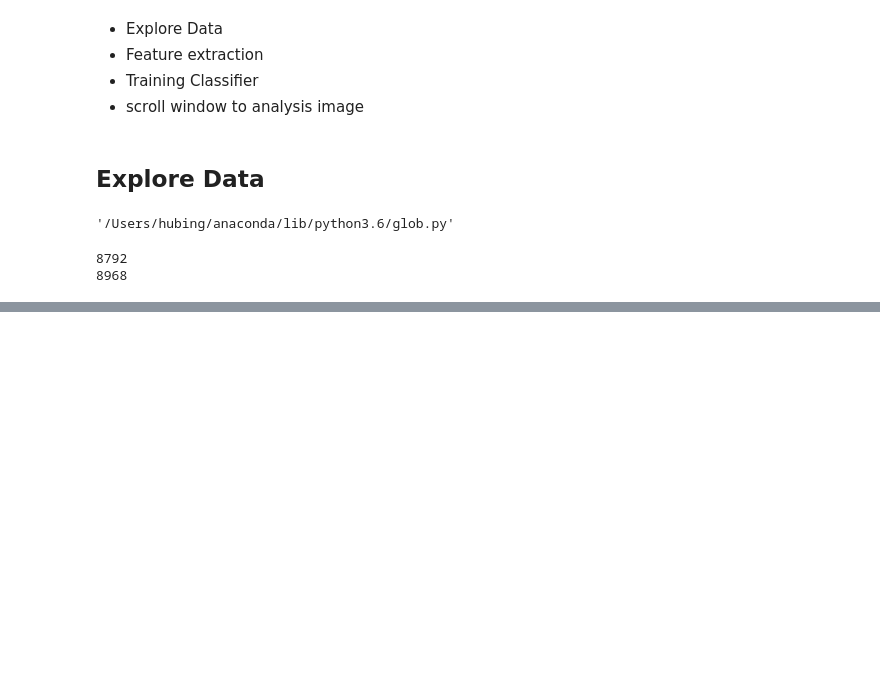
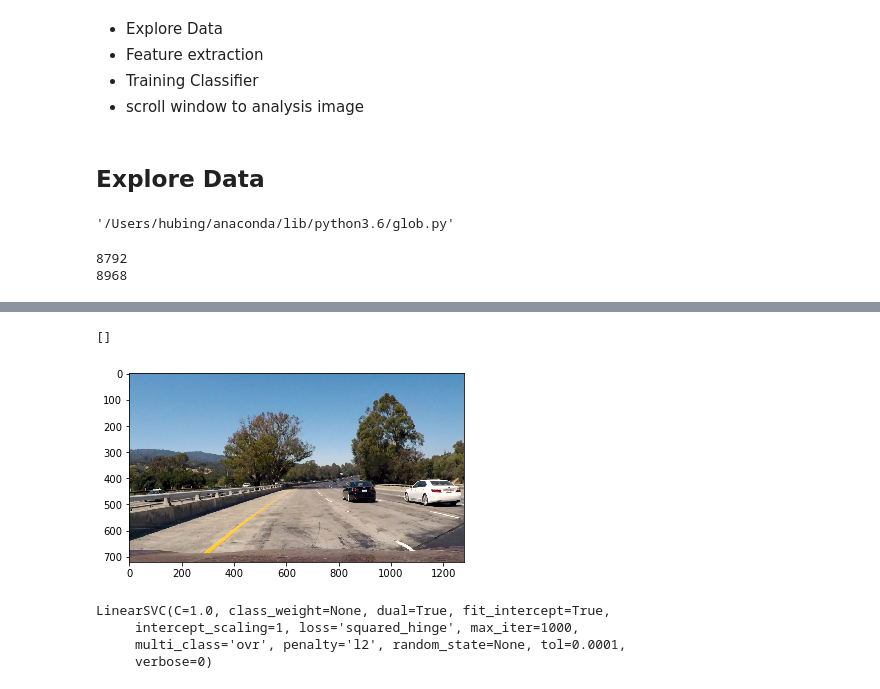
Before and after one commit to brianhu2006/CarND-Vehicle-Detection, a Jupyter notebook: P5.ipynb, the cells around one changed output, grey strips where cells are left out. Saved outputs shown, nothing was run; the diff lists cells and outputs as text; code cells hidden in the pictures; blank space fills up the shorter version.

```diff
--- a/P5.ipynb
+++ b/P5.ipynb
@@ -81,0 +625,45 @@ display_image(nonvechicle_images[random.randint(0, data_info['n_notcars'])], 'ca
+# %%
+# Split up data into randomized training and test sets
+rand_state = np.random.randint(0, 100)
+X_train, X_test, y_train, y_test = train_test_split(
+    scaled_X, y, test_size=0.2, random_state=rand_state)
+
+print('Using:',orient,'orientations',pix_per_cell,
+    'pixels per cell and', cell_per_block,'cells per block')
+print('Feature vector length:', len(X_train[0]))
+# Use a linear SVC
+svc = LinearSVC()
+# Check the training time for the SVC
+t=time.time()
+svc.fit(X_train, y_train)
+t2 = time.time()
+print(round(t2-t, 2), 'Seconds to train SVC...')
+# Check the score of the SVC
+print('Test Accuracy of SVC = ', round(svc.score(X_test, y_test), 4))
+# Check the prediction time for a single sample
+t=time.time()
+# %%
+
+image = mpimg.imread('test_images/test1.jpg')
+draw_image = np.copy(image)
+
+# Uncomment the following line if you extracted training
+# data from .png images (scaled 0 to 1 by mpimg) and the
+# image you are searching is a .jpg (scaled 0 to 255)
+#image = image.astype(np.float32)/255
+
+windows = slide_window(image, x_start_stop=[None, None], y_start_stop=y_start_stop,
+                    xy_window=(96, 96), xy_overlap=(0.5, 0.5))
+
+hot_windows = search_windows(image, windows, svc, X_scaler, color_space=color_space,
+                        spatial_size=spatial_size, hist_bins=hist_bins,
+                        orient=orient, pix_per_cell=pix_per_cell,
+                        cell_per_block=cell_per_block,
+                        hog_channel=hog_channel, spatial_feat=spatial_feat,
+                        hist_feat=hist_feat, hog_feat=hog_feat)
+
+window_img = draw_boxes(draw_image, hot_windows, color=(0, 0, 255), thick=6)
+
+plt.imshow(window_img)
+plt.show()
+# %% [output]
@@ -81,0 +672,9 @@ display_image(nonvechicle_images[random.randint(0, data_info['n_notcars'])], 'ca
+[]
+[figure, added]
+# %%
+svc
+# %% [output]
+LinearSVC(C=1.0, class_weight=None, dual=True, fit_intercept=True,
+     intercept_scaling=1, loss='squared_hinge', max_iter=1000,
+     multi_class='ovr', penalty='l2', random_state=None, tol=0.0001,
+     verbose=0)
```
Also changed, not shown: parts of 11 cells of this notebook.
